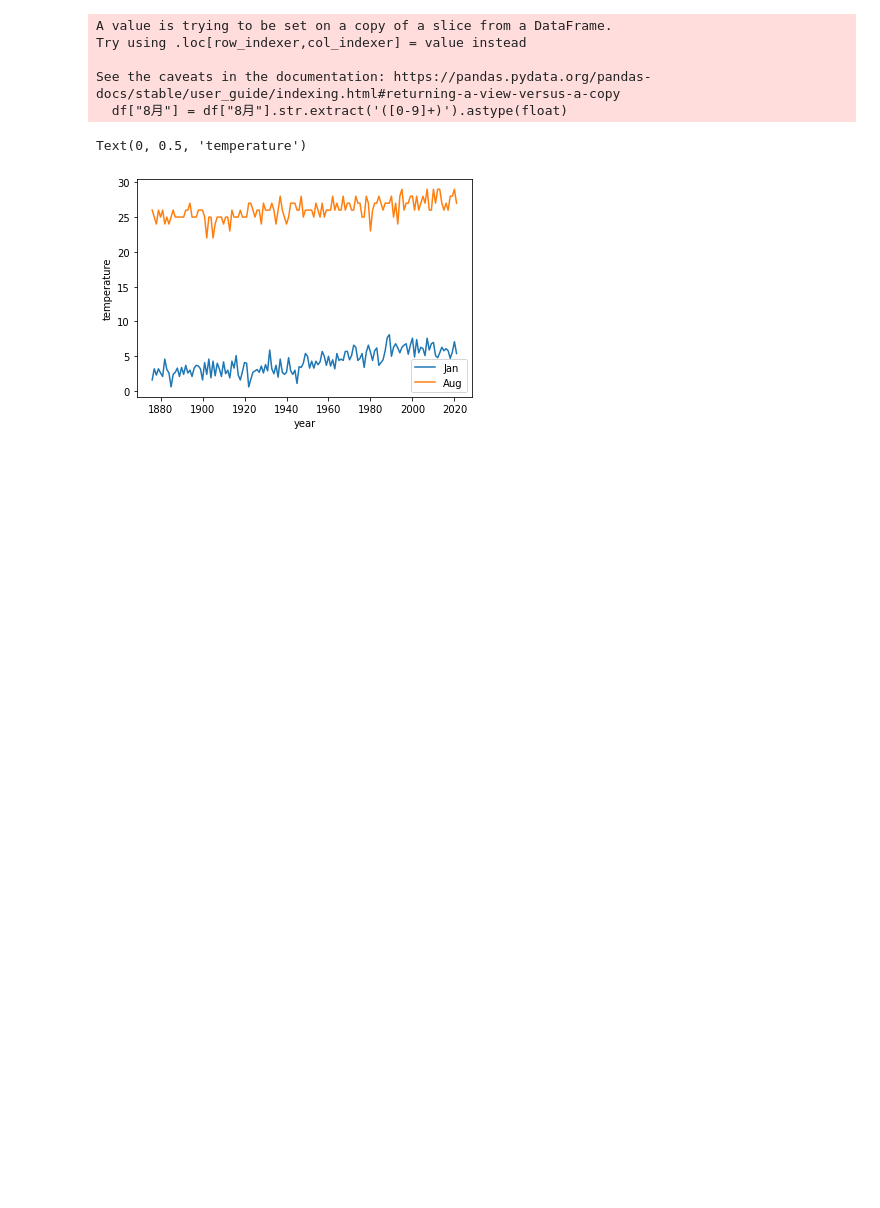
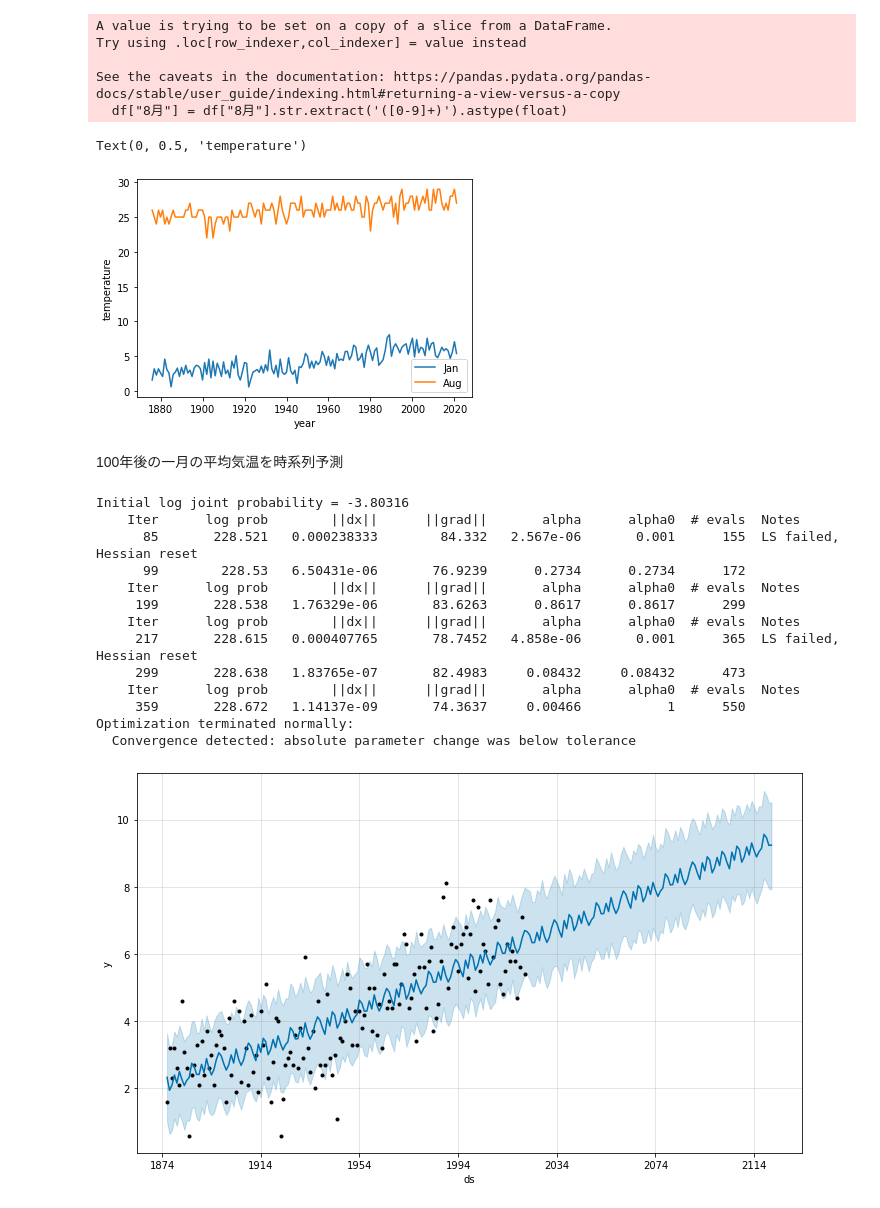
Before and after one commit to katoy/study-python, a Jupyter notebook: sample-001.ipynb, the cells around one changed output. Drawn from its saved outputs; the diff is of its cells as text; code cells hidden in the pictures; blank space fills up the shorter version.

```diff
--- a/sample-001.ipynb
+++ b/sample-001.ipynb
@@ -167,3 +162,42 @@ See the caveats in the documentation: https://pandas.pydata.org/pandas-docs/stab
   df["8月"] = df["8月"].str.extract('([0-9]+)').astype(float)
 Text(0, 0.5, 'temperature')
 [figure]
+# %% [markdown]
+100年後の一月の平均気温を時系列予測
+# %%
+import matplotlib.pyplot as plt
+import pandas as pd
+from fbprophet import Prophet
+
+url = "https://www.data.jma.go.jp/obd/stats/etrn/view/monthly_s3.php?prec_no=44&block_no=47662"
+dfs = pd.read_html(url)
+df = dfs[0].dropna()
+
+data = pd.DataFrame()
+data["y"] = df["1月"]
+data["ds"] = df[["年"]].apply(lambda x: "{}".format(x[0]), axis=1) + "-01-01"
+
+model = Prophet(daily_seasonality=True, weekly_seasonality=True, yearly_seasonality=True)
+model.fit(data)
+
+future_data = model.make_future_dataframe(periods=100, freq="y")
+forecast_data = model.predict(future_data)
+
+model.plot(forecast_data)
+model.plot_components(forecast_data)
+plt.show()
+# %% [output]
+Initial log joint probability = -3.80316
+    Iter      log prob        ||dx||      ||grad||       alpha      alpha0  # evals  Notes
+      85       228.521   0.000238333        84.332   2.567e-06       0.001      155  LS failed, Hessian reset
+      99        228.53   6.50431e-06       76.9239      0.2734      0.2734      172
+    Iter      log prob        ||dx||      ||grad||       alpha      alpha0  # evals  Notes
+     199       228.538   1.76329e-06       83.6263      0.8617      0.8617      299
+    Iter      log prob        ||dx||      ||grad||       alpha      alpha0  # evals  Notes
+     217       228.615   0.000407765       78.7452   4.858e-06       0.001      365  LS failed, Hessian reset
+     299       228.638   1.83765e-07       82.4983     0.08432     0.08432      473
+    Iter      log prob        ||dx||      ||grad||       alpha      alpha0  # evals  Notes
+     359       228.672   1.14137e-09       74.3637     0.00466           1      550
+Optimization terminated normally:
+  Convergence detected: absolute parameter change was below tolerance
+[figure, added]
```
Also changed, not shown: parts of 5 cells of this notebook, 3 other files.
